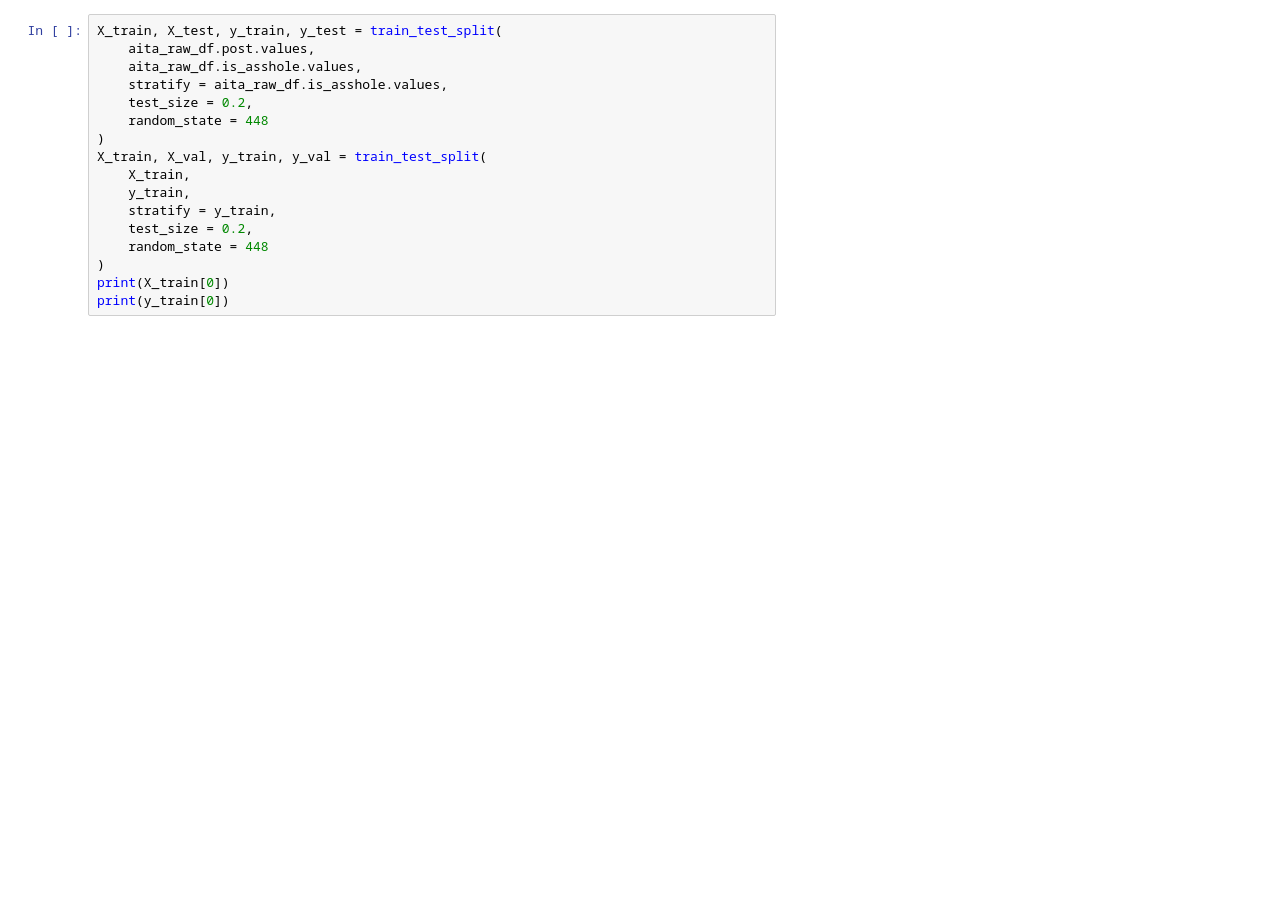
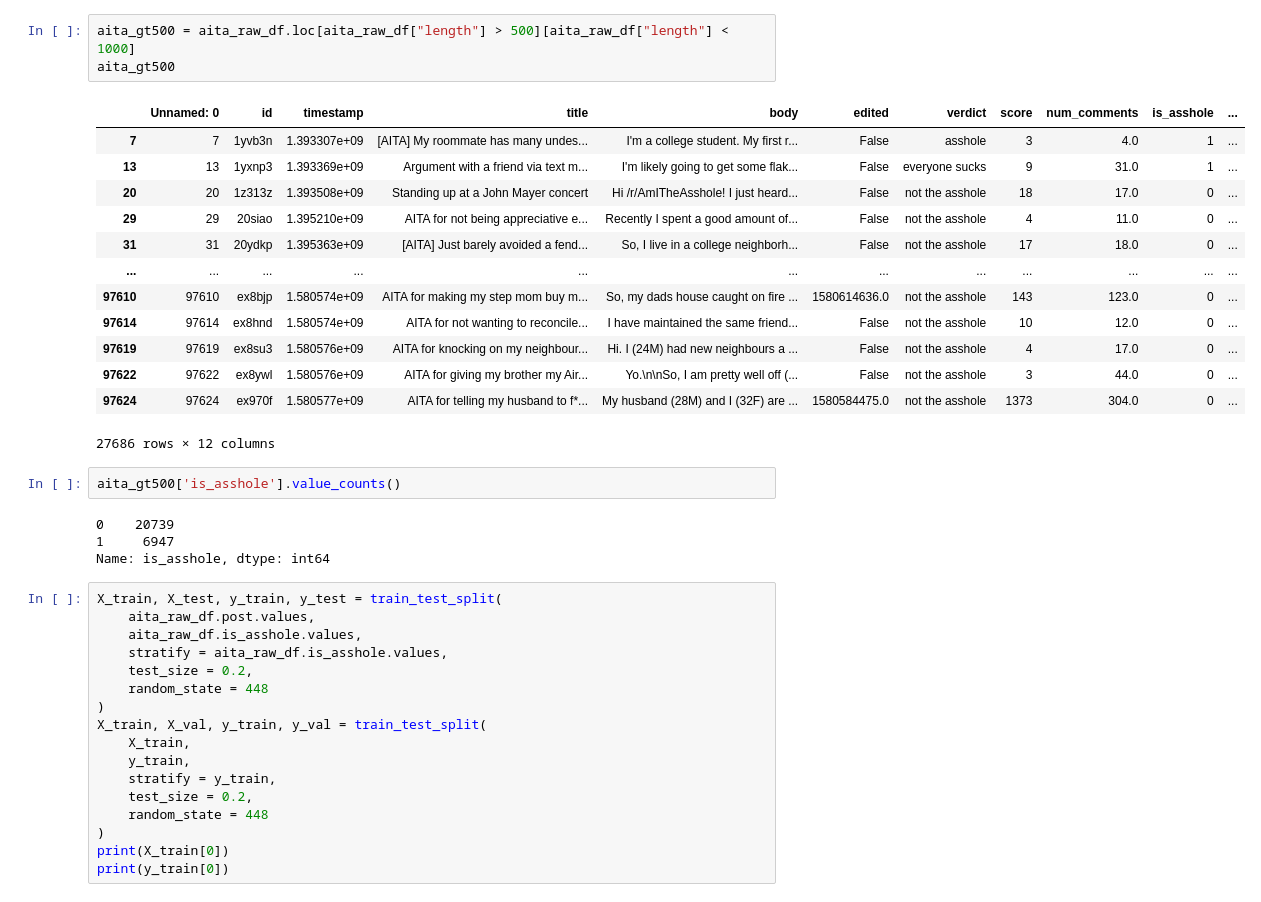
Before and after one commit to RaefM/eecs448-mde, a Jupyter notebook: nn/model.ipynb, the cells around one changed output. Cells and saved outputs as stored; diff of their text form; blank space fills up the shorter version.

```diff
--- a/nn/model.ipynb
+++ b/nn/model.ipynb
@@ -35,3 +51,26 @@ aita_raw_df["post"][0]
+# %%
+aita_gt500 = aita_raw_df.loc[aita_raw_df["length"] > 500][aita_raw_df["length"] < 1000]
+aita_gt500
+# %% [output]
+|  | Unnamed: 0 | id | timestamp | title | body | edited | verdict | score | num_comments | is_asshole | ... |
+| 7 | 7 | 1yvb3n | 1.393307e+09 | [AITA] My roommate has many undes... | I'm a college student. My first r... | False | asshole | 3 | 4.0 | 1 | ... |
+| 13 | 13 | 1yxnp3 | 1.393369e+09 | Argument with a friend via text m... | I'm likely going to get some flak... | False | everyone sucks | 9 | 31.0 | 1 | ... |
+| 20 | 20 | 1z313z | 1.393508e+09 | Standing up at a John Mayer concert | Hi /r/AmITheAsshole! I just heard... | False | not the asshole | 18 | 17.0 | 0 | ... |
+| 29 | 29 | 20siao | 1.395210e+09 | AITA for not being appreciative e... | Recently I spent a good amount of... | False | not the asshole | 4 | 11.0 | 0 | ... |
+| 31 | 31 | 20ydkp | 1.395363e+09 | [AITA] Just barely avoided a fend... | So, I live in a college neighborh... | False | not the asshole | 17 | 18.0 | 0 | ... |
+| ... | ... | ... | ... | ... | ... | ... | ... | ... | ... | ... | ... |
+| 97610 | 97610 | ex8bjp | 1.580574e+09 | AITA for making my step mom buy m... | So, my dads house caught on fire ... | 1580614636.0 | not the asshole | 143 | 123.0 | 0 | ... |
+| 97614 | 97614 | ex8hnd | 1.580574e+09 | AITA for not wanting to reconcile... | I have maintained the same friend... | False | not the asshole | 10 | 12.0 | 0 | ... |
+| 97619 | 97619 | ex8su3 | 1.580576e+09 | AITA for knocking on my neighbour... | Hi. I (24M) had new neighbours a ... | False | not the asshole | 4 | 17.0 | 0 | ... |
+| 97622 | 97622 | ex8ywl | 1.580576e+09 | AITA for giving my brother my Air... | Yo.\n\nSo, I am pretty well off (... | False | not the asshole | 3 | 44.0 | 0 | ... |
+| 97624 | 97624 | ex970f | 1.580577e+09 | AITA for telling my husband to f*... | My husband (28M) and I (32F) are ... | 1580584475.0 | not the asshole | 1373 | 304.0 | 0 | ... |
+27686 rows × 12 columns
+# %%
+aita_gt500['is_asshole'].value_counts()
+# %% [output]
+0    20739
+1     6947
+Name: is_asshole, dtype: int64
 # %%
 X_train, X_test, y_train, y_test = train_test_split(
     aita_raw_df.post.values,
```
Also changed, not shown: parts of 10 cells of this notebook, 1 other file.
